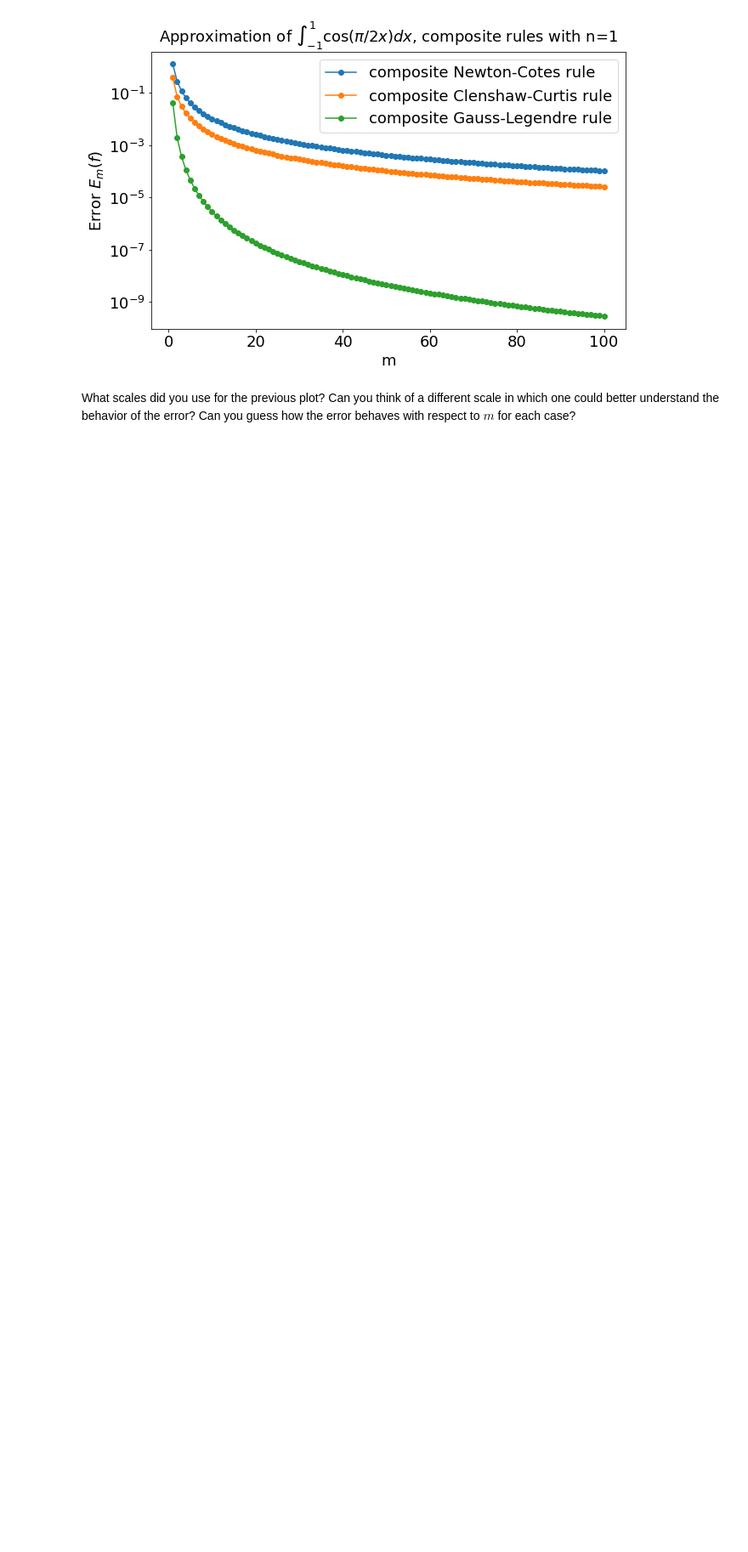
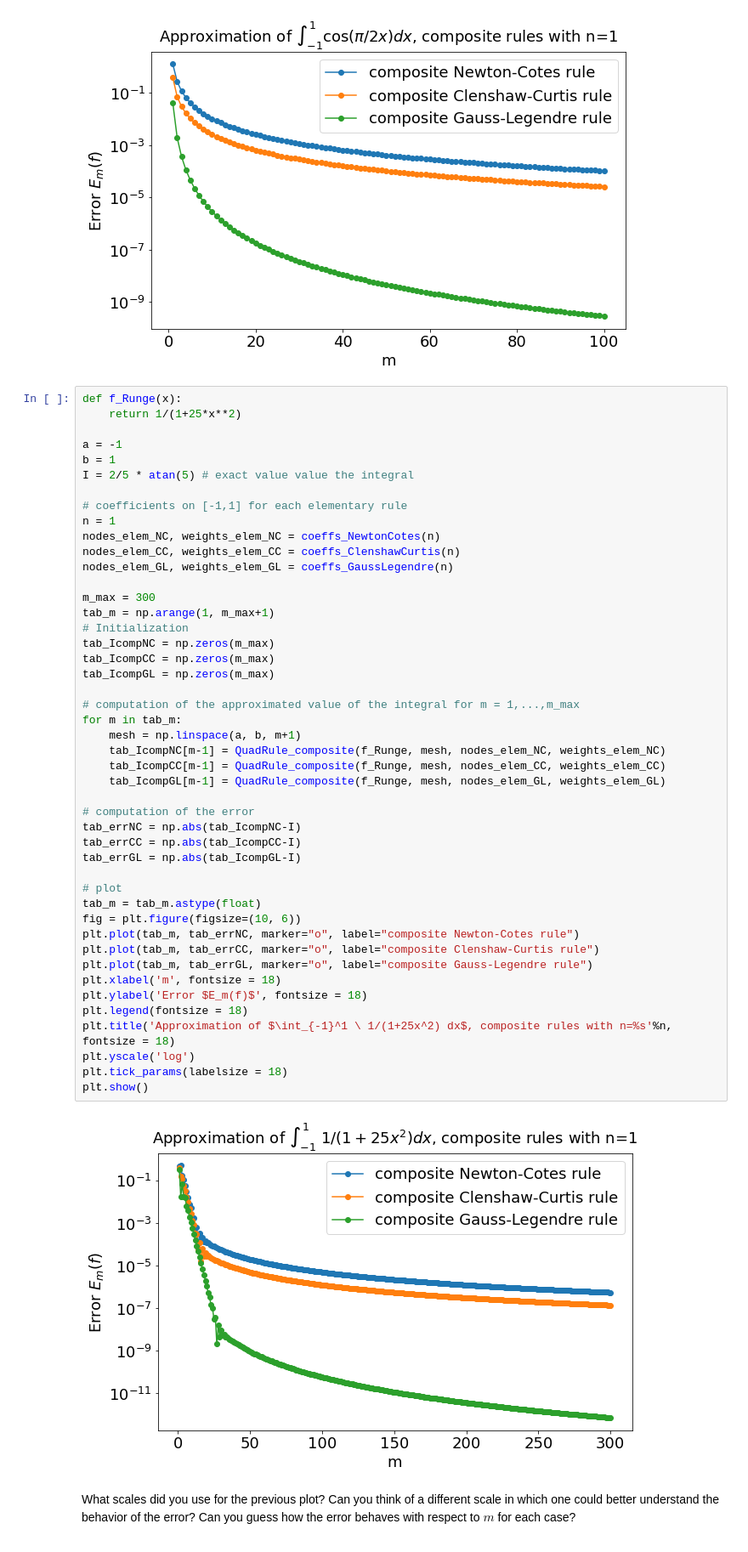
Before and after one commit to yubocai-poly/MAA106-Introduction-to-Numerical-Analysis, a Jupyter notebook: Chapter3_NumericalIntegration/3-NumericalIntegration.ipynb, the cells around one changed output. Shown at 85% size. Cells and saved outputs as stored; diff of their text form; blank space fills up the shorter version.

```diff
--- a/Chapter3_NumericalIntegration/3-NumericalIntegration.ipynb
+++ b/Chapter3_NumericalIntegration/3-NumericalIntegration.ipynb
@@ -1897,6 +1859,54 @@ plt.tick_params(labelsize = 18)
 plt.show()
 # %% [output]
 [figure]
+# %%
+def f_Runge(x):
+    return 1/(1+25*x**2)
+
+a = -1
+b = 1
+I = 2/5 * atan(5) # exact value value the integral
+
+# coefficients on [-1,1] for each elementary rule
+n = 1
+nodes_elem_NC, weights_elem_NC = coeffs_NewtonCotes(n)
+nodes_elem_CC, weights_elem_CC = coeffs_ClenshawCurtis(n)
+nodes_elem_GL, weights_elem_GL = coeffs_GaussLegendre(n)
+
+m_max = 300
+tab_m = np.arange(1, m_max+1)
+# Initialization
+tab_IcompNC = np.zeros(m_max)
+tab_IcompCC = np.zeros(m_max)
+tab_IcompGL = np.zeros(m_max)
+
+# computation of the approximated value of the integral for m = 1,...,m_max
+for m in tab_m:
+    mesh = np.linspace(a, b, m+1)
+    tab_IcompNC[m-1] = QuadRule_composite(f_Runge, mesh, nodes_elem_NC, weights_elem_NC)
+    tab_IcompCC[m-1] = QuadRule_composite(f_Runge, mesh, nodes_elem_CC, weights_elem_CC)
+    tab_IcompGL[m-1] = QuadRule_composite(f_Runge, mesh, nodes_elem_GL, weights_elem_GL)
+
+# computation of the error
+tab_errNC = np.abs(tab_IcompNC-I)
+tab_errCC = np.abs(tab_IcompCC-I)
+tab_errGL = np.abs(tab_IcompGL-I)
+
+# plot
+tab_m = tab_m.astype(float)
+fig = plt.figure(figsize=(10, 6))
+plt.plot(tab_m, tab_errNC, marker="o", label="composite Newton-Cotes rule")
+plt.plot(tab_m, tab_errCC, marker="o", label="composite Clenshaw-Curtis rule")
+plt.plot(tab_m, tab_errGL, marker="o", label="composite Gauss-Legendre rule")
+plt.xlabel('m', fontsize = 18)
+plt.ylabel('Error $E_m(f)$', fontsize = 18)
+plt.legend(fontsize = 18)
+plt.title('Approximation of $\int_{-1}^1 \ 1/(1+25x^2) dx$, composite rules with n=%s'%n, fontsize = 18)
+plt.yscale('log')
+plt.tick_params(labelsize = 18)
+plt.show()
+# %% [output]
+[figure, added]
 # %% [markdown]
 <div markdown=1 class="DoIt">
 
```
Also changed, not shown: parts of 10 cells of this notebook, 6 other files.
